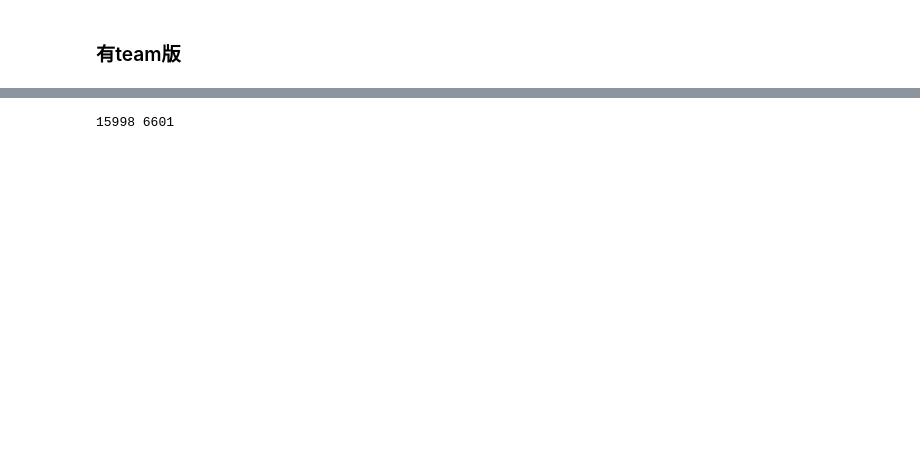
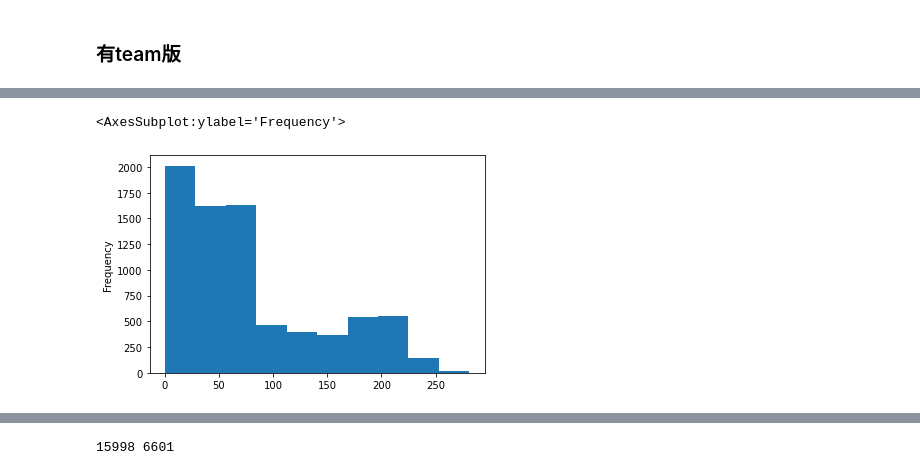
Before and after one commit to Jeff-Chen-Daguan/MLB_analysis, a Jupyter notebook: ESPN base 建模資料前處理.ipynb, the cells around one changed output, grey strips where cells are left out. Cells and saved outputs as stored; diff of their text form; code cells hidden in the pictures; blank space fills up the shorter version.

```diff
--- a/ESPN base 建模資料前處理.ipynb
+++ b/ESPN base 建模資料前處理.ipynb
@@ -566,3 +565,15 @@ ESPN_stats_bio_FA_no_team_gp_df["is_FA_contract_year"] = ESPN_stats_bio_FA_no_te
+# %%
+# 合約年
+ESPN_stats_bio_FA_df["is_FA_contract_year"] = ESPN_stats_bio_FA_df["YEAR"].apply(lambda y: pd.notna(y))
+ESPN_stats_bio_FA_no_team_gp_df["is_FA_contract_year"] = ESPN_stats_bio_FA_no_team_gp_df["YEAR"].apply(lambda y: pd.notna(y))
+
+# 合約年-1 (before)
+ESPN_stats_bio_FA_df["is_FA_contract_year_before"] = ESPN_stats_bio_FA_df["YEAR_before"].apply(lambda y: pd.notna(y))
+ESPN_stats_bio_FA_no_team_gp_df["is_FA_contract_year_before"] = ESPN_stats_bio_FA_no_team_gp_df["YEAR_before"].apply(lambda y: pd.notna(y))
+
+# 合約年+1 (after)
+ESPN_stats_bio_FA_df["is_FA_contract_year_after"] = ESPN_stats_bio_FA_df["YEAR_after"].apply(lambda y: pd.notna(y))
+ESPN_stats_bio_FA_no_team_gp_df["is_FA_contract_year_after"] = ESPN_stats_bio_FA_no_team_gp_df["YEAR_after"].apply(lambda y: pd.notna(y))
 # %% [markdown]
 ### 年齡平方
 # %%
@@ -673 +694,10 @@ ESPN_stats_bio_FA_no_team_gp_df.loc[ESPN_stats_bio_FA_no_team_gp_df["K/BB"]>100,
+# %%
+# END
+player_max_season_df["END"] = 1
+
+ESPN_stats_bio_FA_df = ESPN_stats_bio_FA_df.merge(player_max_season_df, how="left", on=["playerID","season"])
+ESPN_stats_bio_FA_df["END"].fillna(0, inplace=True)
+
+ESPN_stats_bio_FA_no_team_gp_df = ESPN_stats_bio_FA_no_team_gp_df.merge(player_max_season_df, how="left", on=["playerID","season"])
+ESPN_stats_bio_FA_no_team_gp_df["END"].fillna(0, inplace=True)
 # %% [markdown]
@@ -675,2 +705,11 @@ ESPN_stats_bio_FA_no_team_gp_df.loc[ESPN_stats_bio_FA_no_team_gp_df["K/BB"]>100,
 # %% [markdown]
 ### 有team版
+# %%
+df_IP =  ESPN_stats_bio_FA_df.loc[ESPN_stats_bio_FA_df["TYPE"].isin(["pitch"]),"IP"]
+Upper_boundary_limit = df_IP.mean() + 3* df_IP.std()
+Lower_boundary_limit = df_IP.mean() - 3* df_IP.std()
+
+
+print(df_IP.describe())
+print(Upper_boundary_limit)
+print(Lower_boundary_limit)
@@ -676,0 +728,5 @@ ESPN_stats_bio_FA_no_team_gp_df.loc[ESPN_stats_bio_FA_no_team_gp_df["K/BB"]>100,
+# %%
+df_IP.plot.hist()
+# %% [output]
+<AxesSubplot:ylabel='Frequency'>
+[figure, added]
```
Also changed, not shown: parts of 32 cells of this notebook, 1 other file.
